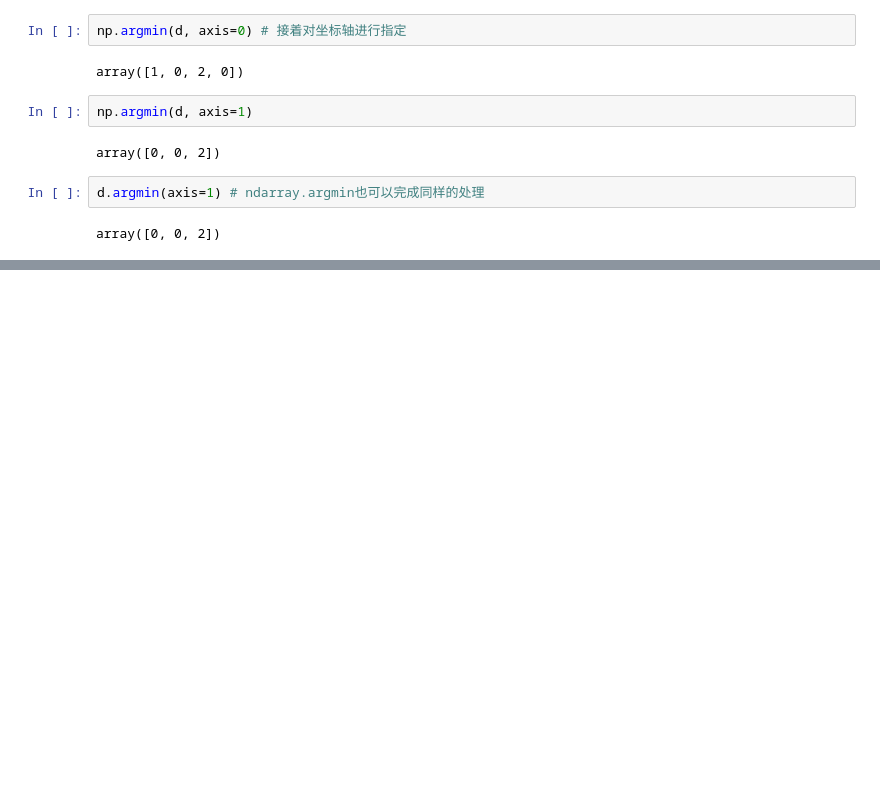
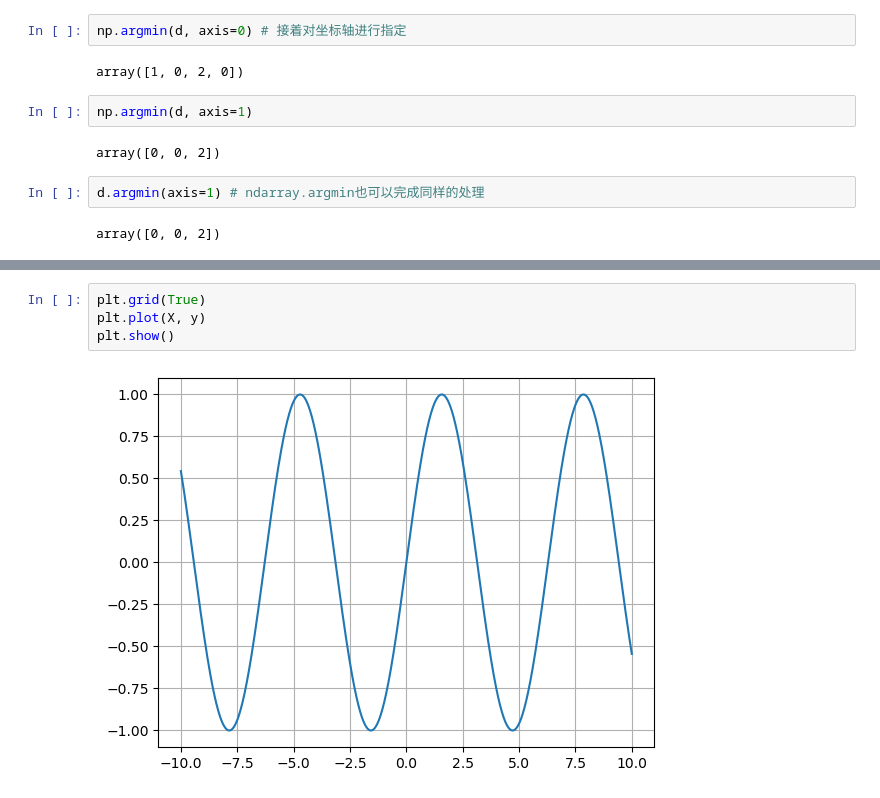
Before and after one commit to hexu1985/python-data-science-examples, a Jupyter notebook: Numpy.Data.Processing.Detailed.Explanation/Chapter2.ipynb, the cells around one changed output, grey strips where cells are left out. Saved outputs shown, nothing was run; the diff lists cells and outputs as text; blank space fills up the shorter version.

```diff
--- a/Numpy.Data.Processing.Detailed.Explanation/Chapter2.ipynb
+++ b/Numpy.Data.Processing.Detailed.Explanation/Chapter2.ipynb
@@ -785,0 +1431,6 @@ array([0, 0, 2])
+# %%
+plt.grid(True)
+plt.plot(X, y)
+plt.show()
+# %% [output]
+[figure, added]
```
Also changed, not shown: parts of 181 cells of this notebook.
